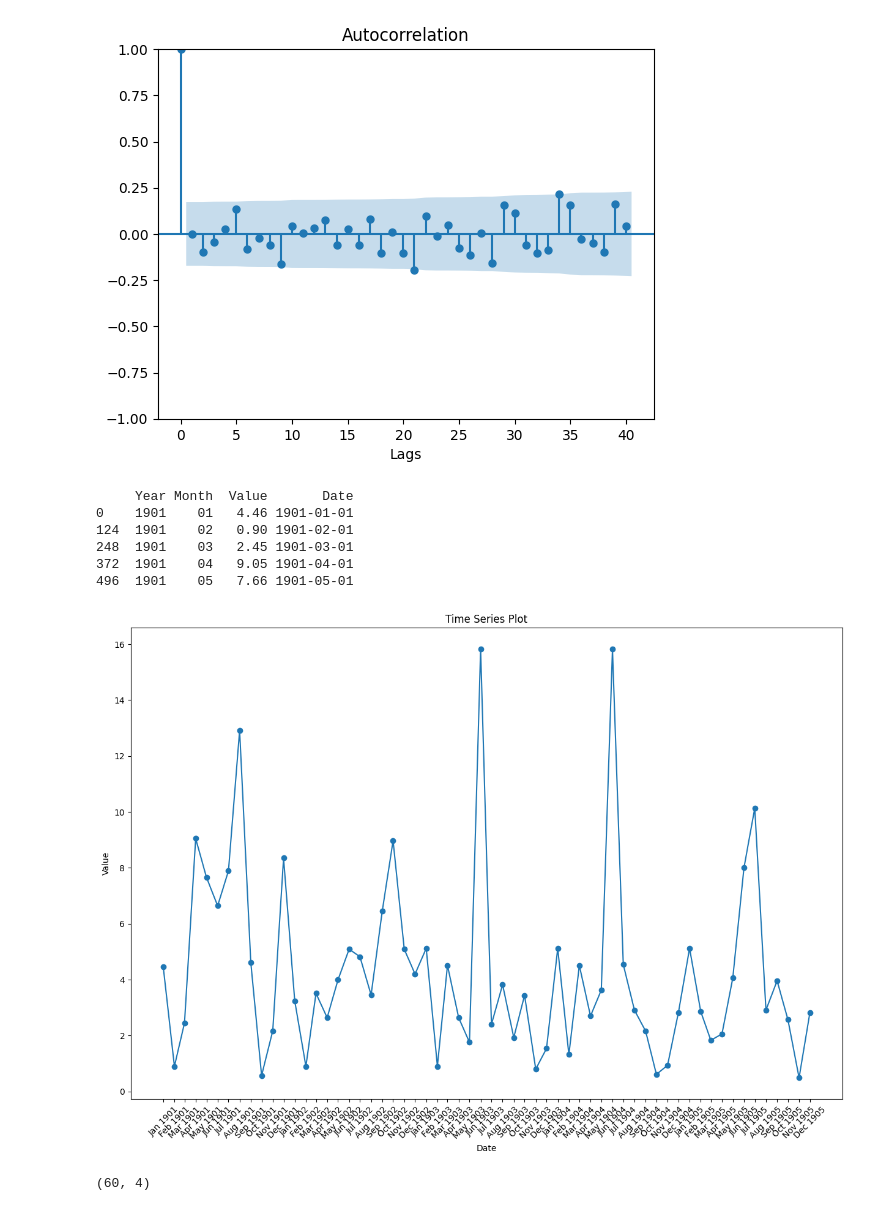
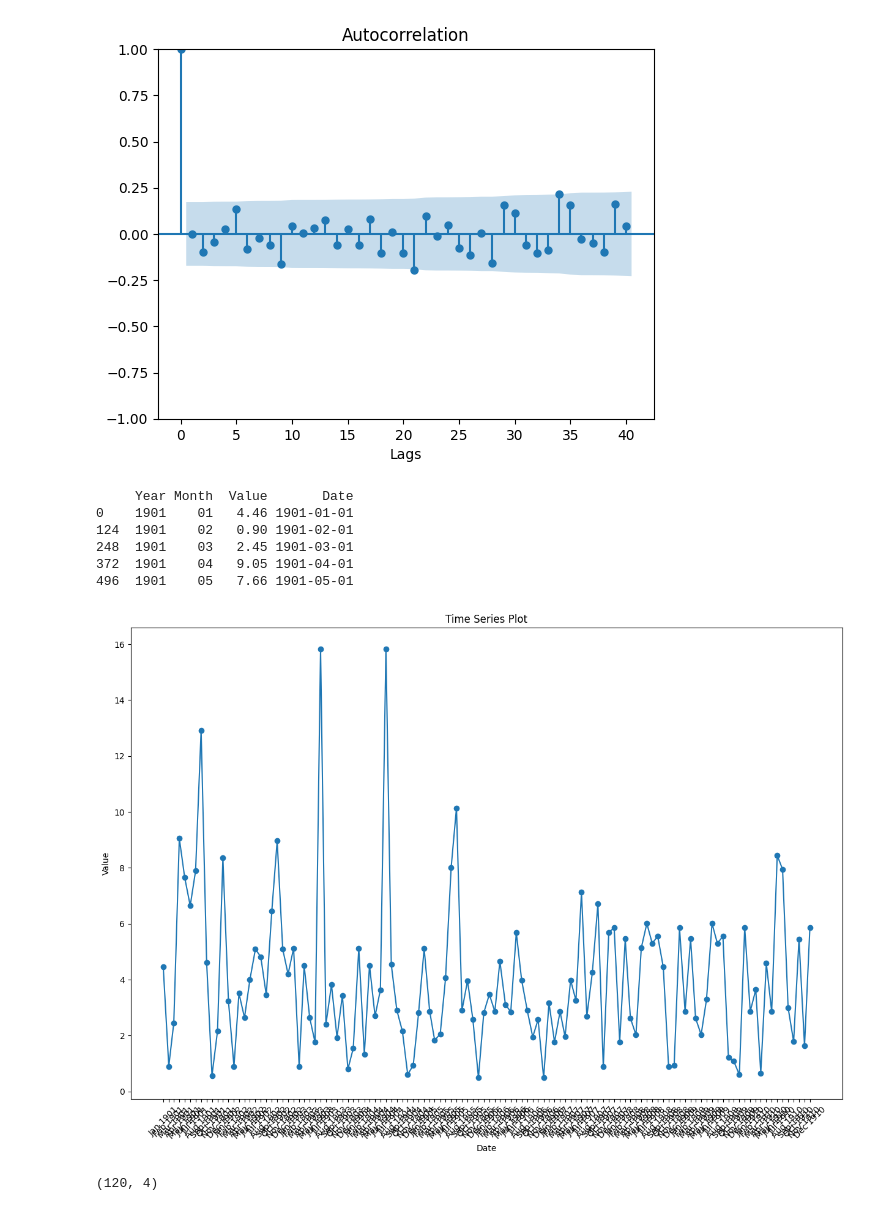
Before and after one commit to phipyao/ds4002-project-2, a Jupyter notebook: SCRIPTS/code.ipynb, the cells around one changed output. Saved outputs shown, nothing was run; the diff lists cells and outputs as text; code cells hidden in the pictures.

```diff
--- a/SCRIPTS/code.ipynb
+++ b/SCRIPTS/code.ipynb
@@ -211,36 +211,36 @@ df_long['Month'] = df_long['Month'].map(month_map)
 df_long['Date'] = pd.to_datetime(df_long['Year'].astype(str) + df_long['Month'], format='%Y%m')
 
 df_long = df_long.sort_values("Date")
 
-df_long = df_long[:60]
+df_long = df_long[:120]
 # Plotting
 plt.figure(figsize=(15, 10))
 plt.plot(df_long['Date'], df_long['Value'], marker='o')
 
 print(df_long.head())
 
 plt.gca().set_xticks(df_long['Date'])  # Set x-axis ticks to correspond to each date
 plt.gca().set_xticklabels(df_long['Date'].dt.strftime('%b %Y'))  # Format as "Month Year" (e.g., "Jan 1900")
 
 # Adding labels and title
 plt.xlabel('Date')
 plt.ylabel('Value')
 plt.title('Time Series Plot')
 
 # Rotate x-axis labels for better readability
 plt.xticks(rotation=45)
 
 plt.show()
 df_long.shape
 # %% [output]
      Year Month  Value       Date
 0    1901    01   4.46 1901-01-01
 124  1901    02   0.90 1901-02-01
 248  1901    03   2.45 1901-03-01
 372  1901    04   9.05 1901-04-01
 496  1901    05   7.66 1901-05-01
-[figure, old version]
+[figure, new version]
-(60, 4)
+(120, 4)
 # %%
 adf_test = adfuller(df_long['Value'])
 # Output the results
```
Also changed, not shown: parts of 5 cells of this notebook.
